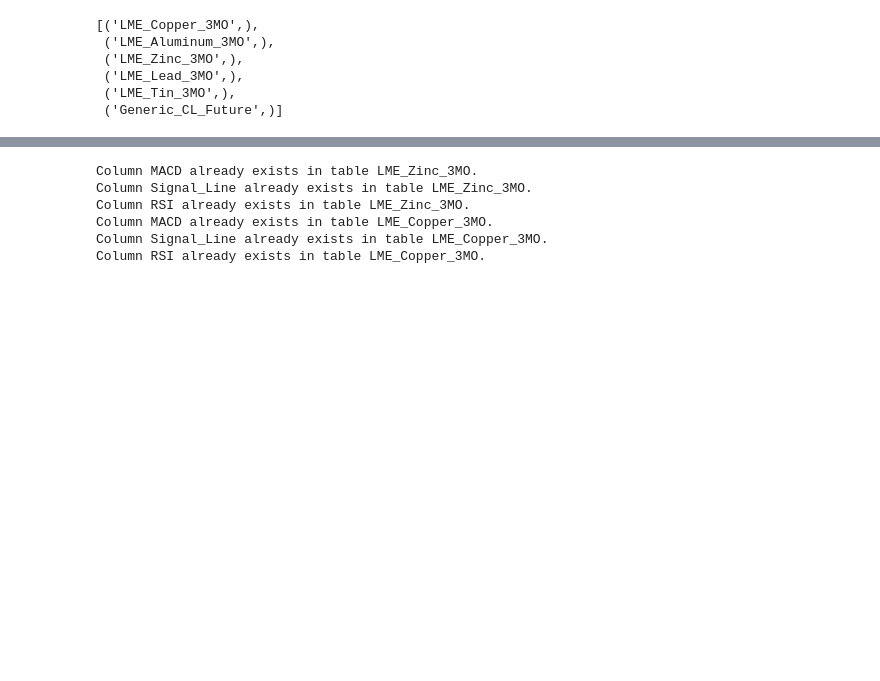
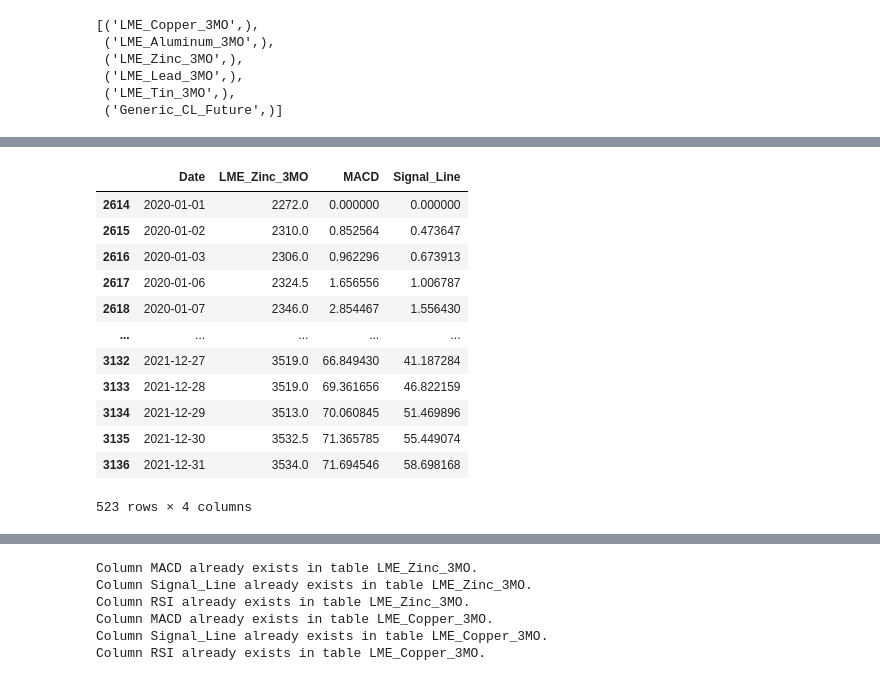
Before and after one commit to aml1012/OilDesk-Intern-Assessment, a Jupyter notebook: solutions/Question 5.ipynb, the cells around one changed output, grey strips where cells are left out. Saved outputs shown, nothing was run; the diff lists cells and outputs as text; code cells hidden in the pictures; blank space fills up the shorter version.

```diff
--- a/solutions/Question 5.ipynb
+++ b/solutions/Question 5.ipynb
@@ -26,0 +55,24 @@ cursor.execute("SELECT name FROM sqlite_master WHERE type = 'table';").fetchall(
+# %%
+copper_df = pd.DataFrame({
+    'Date': filtered_data['Date'],
+    'LME_Copper_3MO': filtered_data['LME_Copper_3MO']})
+zinc_df = pd.DataFrame({
+    'Date': filtered_data['Date'],
+    'LME_Zinc_3MO': filtered_data['LME_Zinc_3MO']})
+# %%
+def apply_macd_strategy(df, price_column, fast = 9, medium = 12, slow = 26 , initial_capital=1000):
+    '''
+    Function that applies an MACD strategy to a df which contains time series data on last settlment prices
+    By default uses the standard (12,9,26)
+
+    Inputs = dataframe withh time series data, the name of the column which contains last settlment prices
+    Outputs = a df with MACD metrics and a plot showing the MACD line, Signal Line and a histogram to highlight
+    crossover buy/sell points
+
+    '''
+
+    df['MACD'] = df[price_column].ewm(span=medium).mean() - df[price_column].ewm(span=slow).mean()
+    df['Signal_Line'] = df['MACD'].ewm(span=fast).mean()
+    df['Histogram'] = df['MACD'] - df['Signal_Line']
+
+    return df[['Date', price_column, 'MACD', 'Signal_Line']]
@@ -26,0 +103,17 @@ cursor.execute("SELECT name FROM sqlite_master WHERE type = 'table';").fetchall(
+# %%
+apply_macd_strategy(copper_df, 'LME_Copper_3MO')
+apply_macd_strategy(zinc_df, 'LME_Zinc_3MO')
+# %% [output]
+|  | Date | LME_Zinc_3MO | MACD | Signal_Line |
+| 2614 | 2020-01-01 | 2272.0 | 0.000000 | 0.000000 |
+| 2615 | 2020-01-02 | 2310.0 | 0.852564 | 0.473647 |
+| 2616 | 2020-01-03 | 2306.0 | 0.962296 | 0.673913 |
+| 2617 | 2020-01-06 | 2324.5 | 1.656556 | 1.006787 |
+| 2618 | 2020-01-07 | 2346.0 | 2.854467 | 1.556430 |
+| ... | ... | ... | ... | ... |
+| 3132 | 2021-12-27 | 3519.0 | 66.849430 | 41.187284 |
+| 3133 | 2021-12-28 | 3519.0 | 69.361656 | 46.822159 |
+| 3134 | 2021-12-29 | 3513.0 | 70.060845 | 51.469896 |
+| 3135 | 2021-12-30 | 3532.5 | 71.365785 | 55.449074 |
+| 3136 | 2021-12-31 | 3534.0 | 71.694546 | 58.698168 |
+523 rows × 4 columns
```
Also changed, not shown: parts of 6 cells of this notebook.
